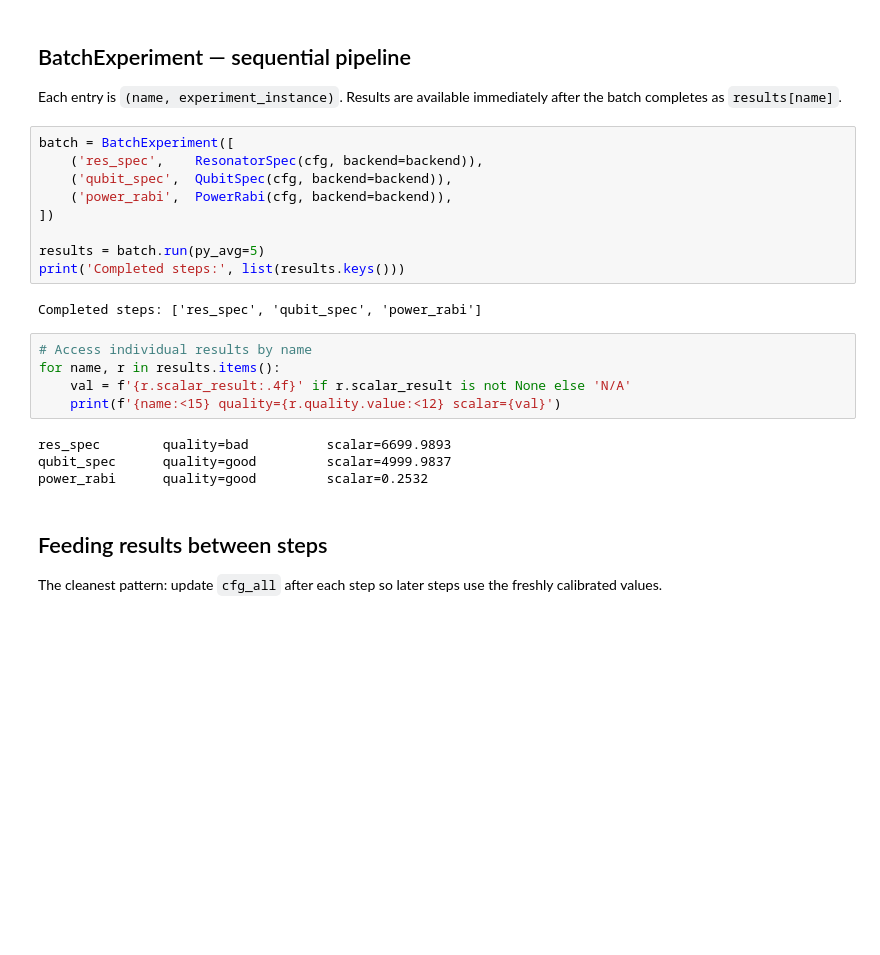
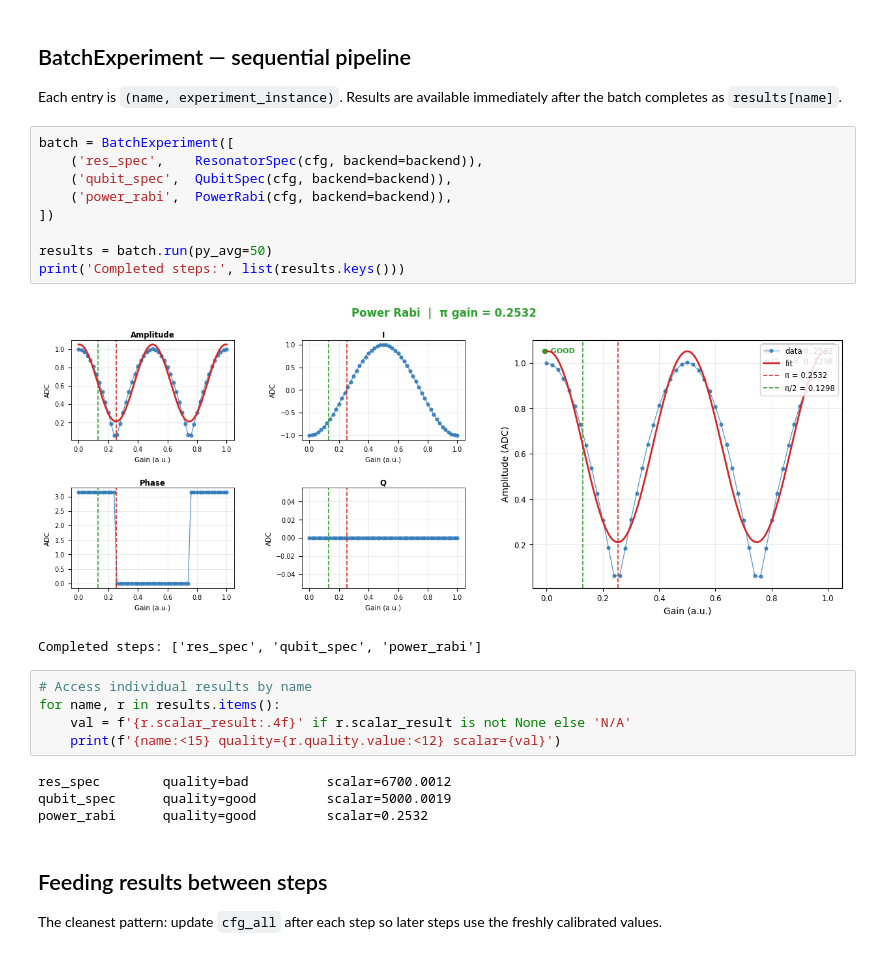
Before and after one commit to JayChien04717/SQC_soc, a Jupyter notebook: tutorial/03_batch_pipeline.ipynb, the cells around one changed output. Saved outputs shown, nothing was run; the diff lists cells and outputs as text; blank space fills up the shorter version.

```diff
--- a/tutorial/03_batch_pipeline.ipynb
+++ b/tutorial/03_batch_pipeline.ipynb
@@ -42,13 +42,14 @@ after the batch completes as `results[name]`.
 # %%
 batch = BatchExperiment([
     ('res_spec',    ResonatorSpec(cfg, backend=backend)),
     ('qubit_spec',  QubitSpec(cfg, backend=backend)),
     ('power_rabi',  PowerRabi(cfg, backend=backend)),
 ])
 
-results = batch.run(py_avg=5)
+results = batch.run(py_avg=50)
 print('Completed steps:', list(results.keys()))
 # %% [output]
+[figure, added]
 Completed steps: ['res_spec', 'qubit_spec', 'power_rabi']
 # %%
 # Access individual results by name
@@ -56,8 +57,8 @@ for name, r in results.items():
     val = f'{r.scalar_result:.4f}' if r.scalar_result is not None else 'N/A'
     print(f'{name:<15} quality={r.quality.value:<12} scalar={val}')
 # %% [output]
-res_spec        quality=bad          scalar=6699.9893
-qubit_spec      quality=good         scalar=4999.9837
+res_spec        quality=bad          scalar=6700.0012
+qubit_spec      quality=good         scalar=5000.0019
 power_rabi      quality=good         scalar=0.2532
 # %% [markdown]
 ## Feeding results between steps
```
Also changed, not shown: parts of 2 cells of this notebook, 9 other files.
